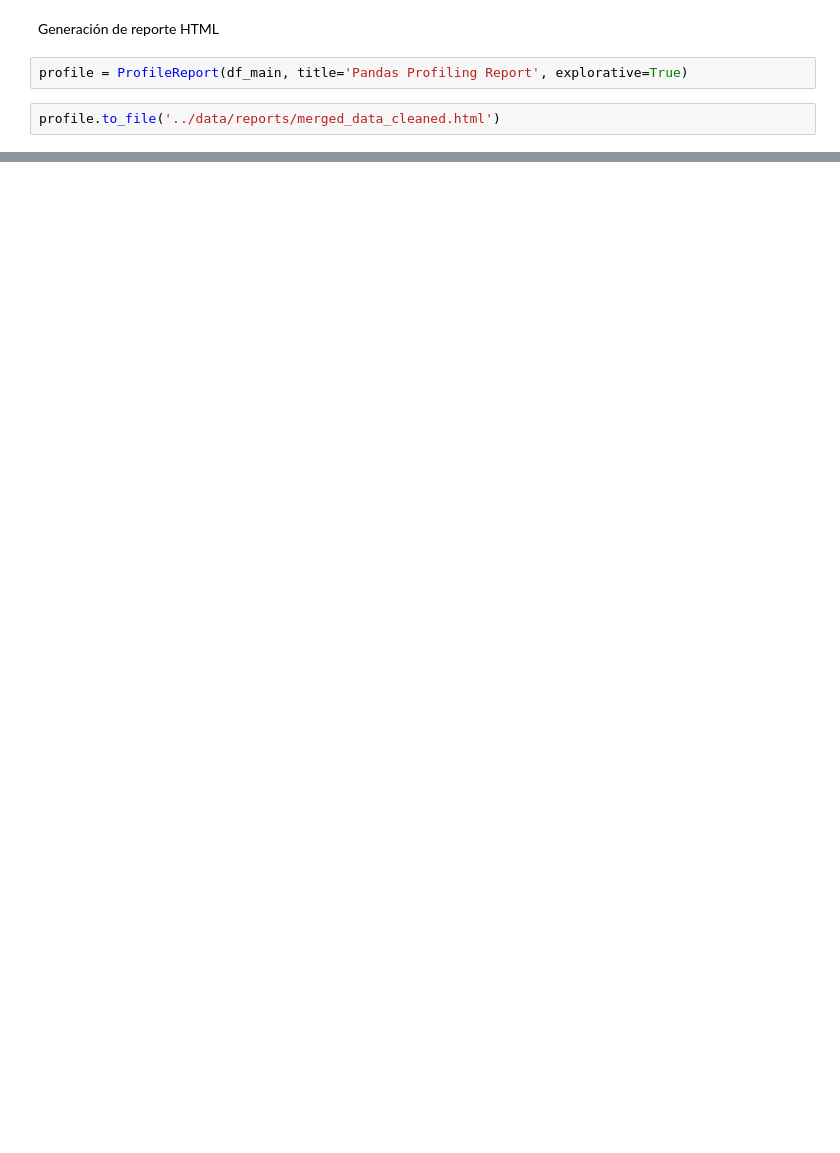
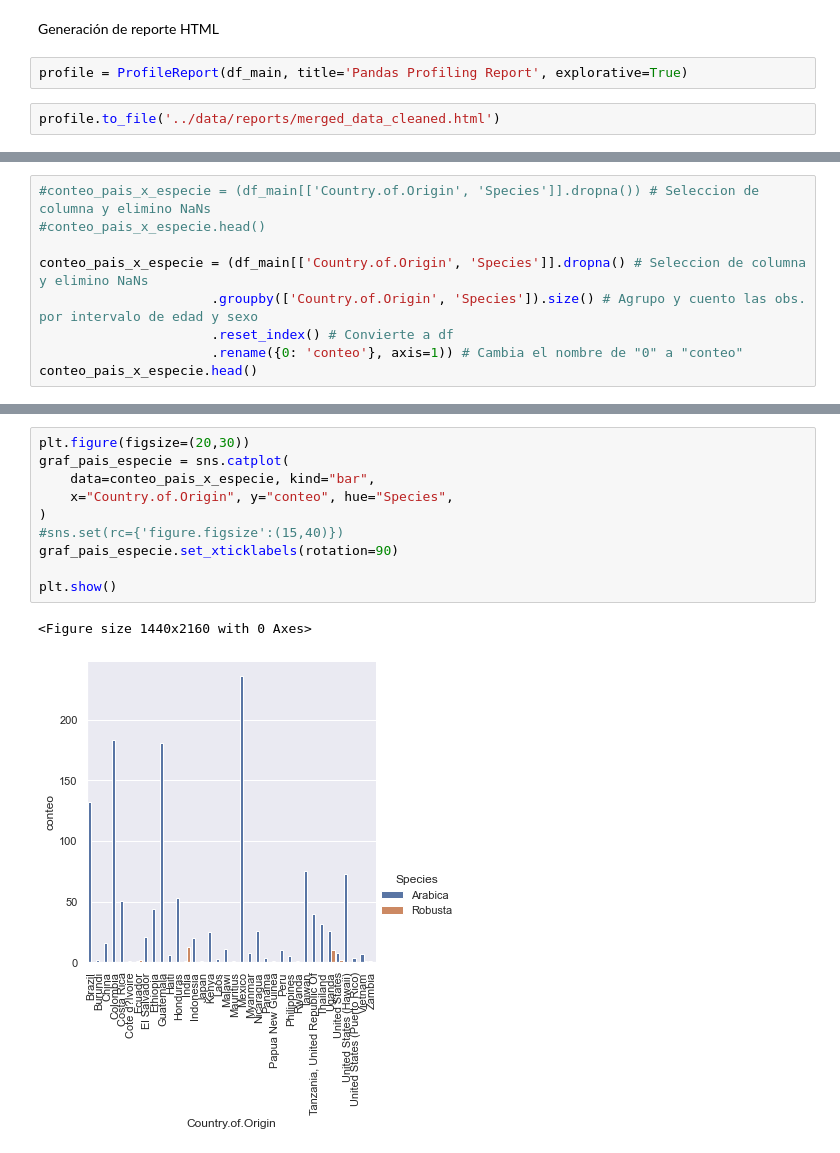
Before and after one commit to romeroelena16/PythonAnalytics, a Jupyter notebook: src/eda.ipynb, the cells around one changed output, grey strips where cells are left out. Drawn from its saved outputs; the diff is of its cells as text; blank space fills up the shorter version.

Commit message:
graficos pais especie

```diff
--- a/src/eda.ipynb
+++ b/src/eda.ipynb
@@ -64,0 +35,9 @@ profile.to_file('../data/reports/merged_data_cleaned.html')
+# %%
+#conteo_pais_x_especie = (df_main[['Country.of.Origin', 'Species']].dropna()) # Seleccion de columna y elimino NaNs
+#conteo_pais_x_especie.head()
+
+conteo_pais_x_especie = (df_main[['Country.of.Origin', 'Species']].dropna() # Seleccion de columna y elimino NaNs
+                      .groupby(['Country.of.Origin', 'Species']).size() # Agrupo y cuento las obs. por intervalo de edad y sexo
+                      .reset_index() # Convierte a df
+                      .rename({0: 'conteo'}, axis=1)) # Cambia el nombre de "0" a "conteo"
+conteo_pais_x_especie.head()
@@ -64,0 +51,13 @@ profile.to_file('../data/reports/merged_data_cleaned.html')
+# %%
+plt.figure(figsize=(20,30))
+graf_pais_especie = sns.catplot(
+    data=conteo_pais_x_especie, kind="bar",
+    x="Country.of.Origin", y="conteo", hue="Species",
+)
+#sns.set(rc={'figure.figsize':(15,40)})
+graf_pais_especie.set_xticklabels(rotation=90)
+
+plt.show()
+# %% [output]
+<Figure size 1440x2160 with 0 Axes>
+[figure, added]
```
Also changed, not shown: parts of 7 cells of this notebook, 2 other files.
